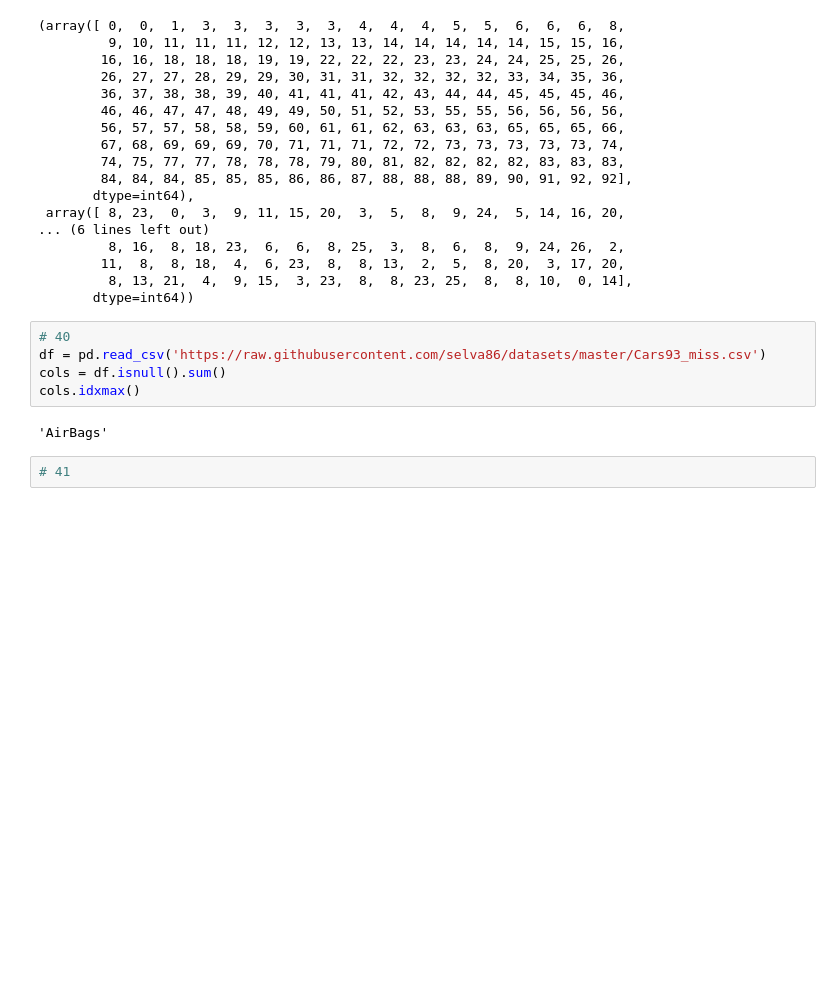
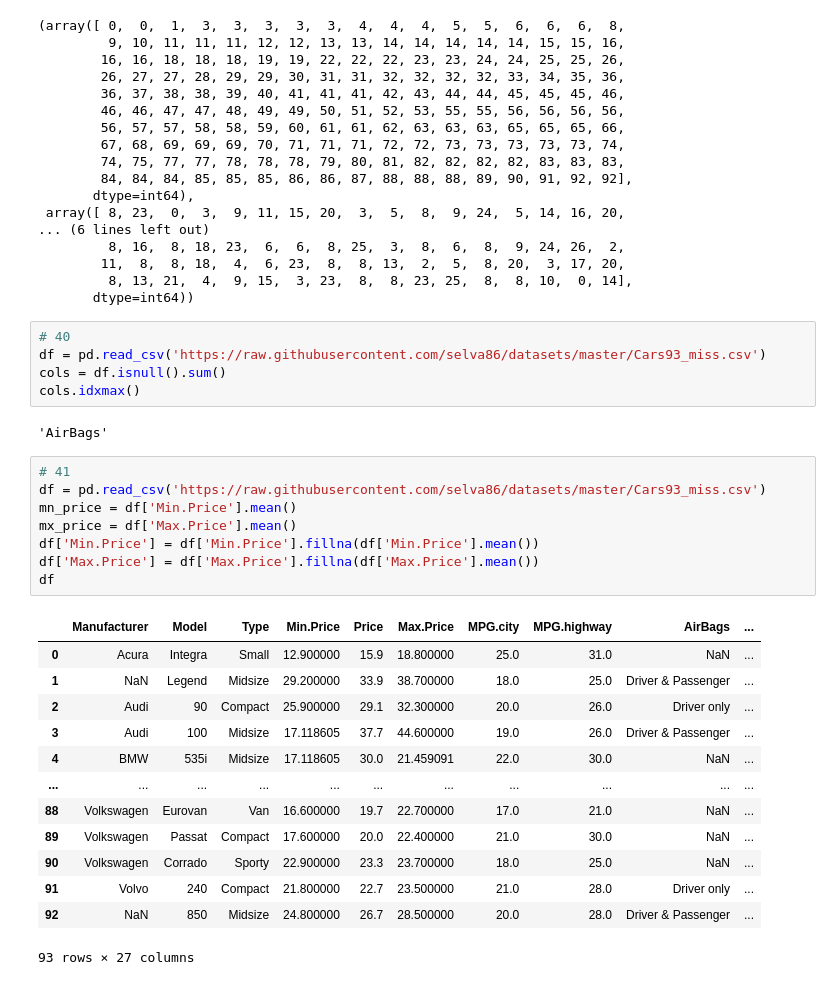
Before and after one commit to kudryavtsevarenata/IAD, a Jupyter notebook: task6/main.ipynb, the cells around one changed output. Saved outputs shown, nothing was run; the diff lists cells and outputs as text; blank space fills up the shorter version.

```diff
--- a/task6/main.ipynb
+++ b/task6/main.ipynb
@@ -542,5 +542,25 @@ cols = df.isnull().sum()
 cols.idxmax()
 # %% [output]
 'AirBags'
-# %%
-# 41
+# %%
+# 41
+df = pd.read_csv('https://raw.githubusercontent.com/selva86/datasets/master/Cars93_miss.csv')
+mn_price = df['Min.Price'].mean()
+mx_price = df['Max.Price'].mean()
+df['Min.Price'] = df['Min.Price'].fillna(df['Min.Price'].mean())
+df['Max.Price'] = df['Max.Price'].fillna(df['Max.Price'].mean())
+df
+# %% [output]
+|  | Manufacturer | Model | Type | Min.Price | Price | Max.Price | MPG.city | MPG.highway | AirBags | ... |
+| 0 | Acura | Integra | Small | 12.900000 | 15.9 | 18.800000 | 25.0 | 31.0 | NaN | ... |
+| 1 | NaN | Legend | Midsize | 29.200000 | 33.9 | 38.700000 | 18.0 | 25.0 | Driver & Passenger | ... |
+| 2 | Audi | 90 | Compact | 25.900000 | 29.1 | 32.300000 | 20.0 | 26.0 | Driver only | ... |
+| 3 | Audi | 100 | Midsize | 17.118605 | 37.7 | 44.600000 | 19.0 | 26.0 | Driver & Passenger | ... |
+| 4 | BMW | 535i | Midsize | 17.118605 | 30.0 | 21.459091 | 22.0 | 30.0 | NaN | ... |
+| ... | ... | ... | ... | ... | ... | ... | ... | ... | ... | ... |
+| 88 | Volkswagen | Eurovan | Van | 16.600000 | 19.7 | 22.700000 | 17.0 | 21.0 | NaN | ... |
+| 89 | Volkswagen | Passat | Compact | 17.600000 | 20.0 | 22.400000 | 21.0 | 30.0 | NaN | ... |
+| 90 | Volkswagen | Corrado | Sporty | 22.900000 | 23.3 | 23.700000 | 18.0 | 25.0 | NaN | ... |
+| 91 | Volvo | 240 | Compact | 21.800000 | 22.7 | 23.500000 | 21.0 | 28.0 | Driver only | ... |
+| 92 | NaN | 850 | Midsize | 24.800000 | 26.7 | 28.500000 | 20.0 | 28.0 | Driver & Passenger | ... |
+93 rows × 27 columns
```
Also changed, not shown: parts of 31 cells of this notebook.
